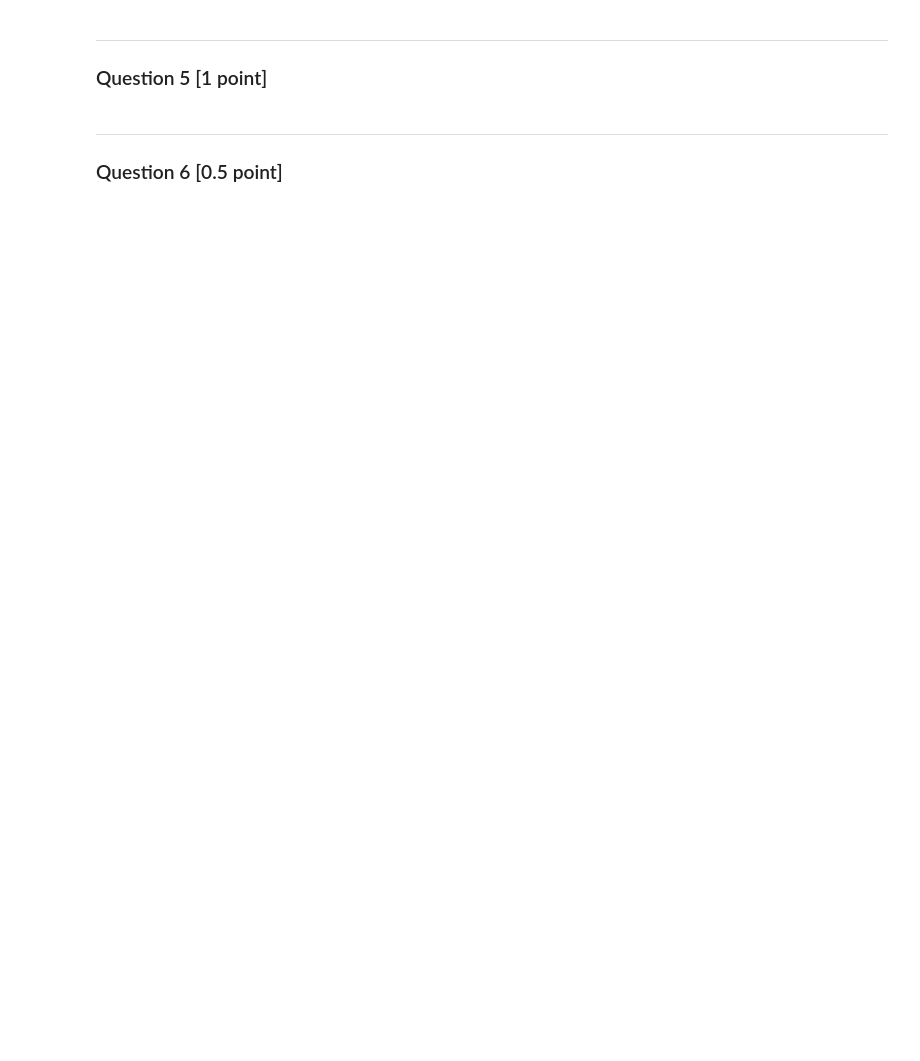
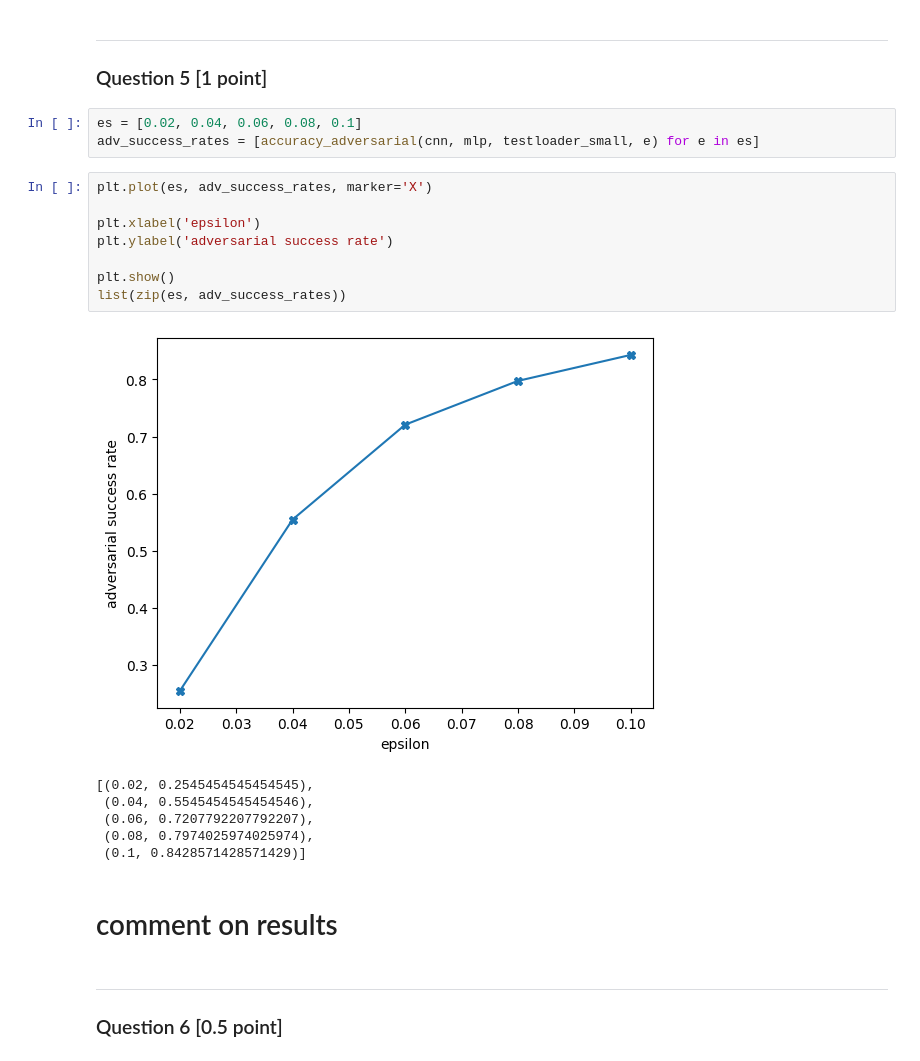
Before and after one commit to sallsdagrate/mfml_cw2, a Jupyter notebook: coursework2.ipynb, the cells around one changed output. Cells and saved outputs as stored; diff of their text form; blank space fills up the shorter version.

```diff
--- a/coursework2.ipynb
+++ b/coursework2.ipynb
@@ -524,6 +634,26 @@ def adversarial(myCNN, myMLP, image, label, epsilon=0.01):
 # %% [markdown]
 ***
 ### Question 5 [1 point]
+# %%
+es = [0.02, 0.04, 0.06, 0.08, 0.1]
+adv_success_rates = [accuracy_adversarial(cnn, mlp, testloader_small, e) for e in es]
+# %%
+plt.plot(es, adv_success_rates, marker='X')
+
+plt.xlabel('epsilon')
+plt.ylabel('adversarial success rate')
+
+plt.show()
+list(zip(es, adv_success_rates))
+# %% [output]
+[figure, added]
+[(0.02, 0.2545454545454545),
+ (0.04, 0.5545454545454546),
+ (0.06, 0.7207792207792207),
+ (0.08, 0.7974025974025974),
+ (0.1, 0.8428571428571429)]
+# %% [markdown]
+# comment on results
 # %% [markdown]
 ***
 ### Question 6 [0.5 point]
```
Also changed, not shown: parts of 8 cells of this notebook.
